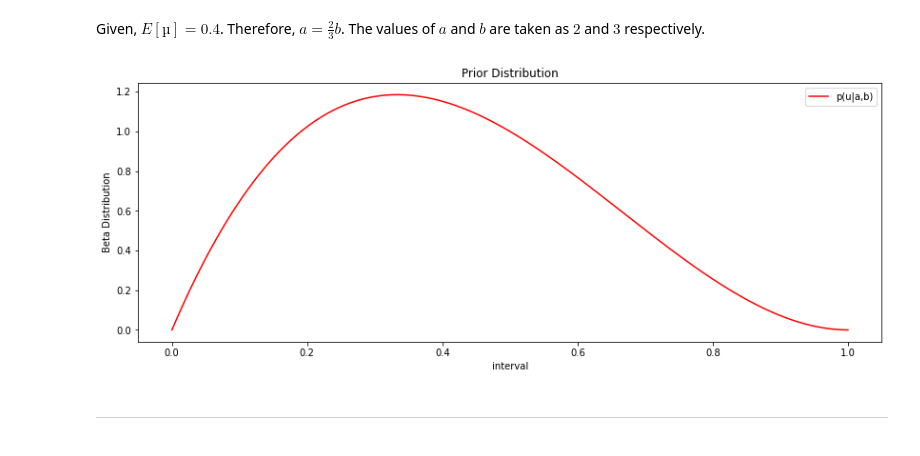
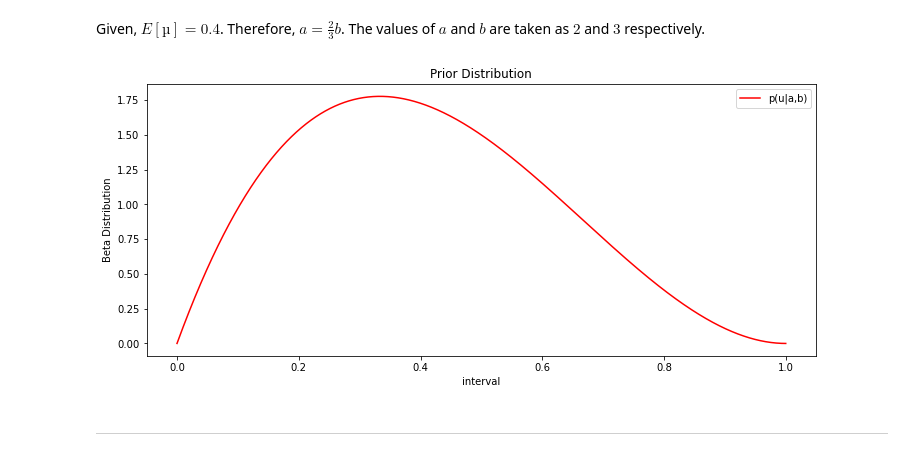
Before and after one commit to revanthmopidevi/DS-Assignments, a Jupyter notebook: CSF320/A1/A1_notebook.ipynb, the cells around one changed output. Cells and saved outputs as stored; diff of their text form; code cells hidden in the pictures.

```diff
--- a/CSF320/A1/A1_notebook.ipynb
+++ b/CSF320/A1/A1_notebook.ipynb
@@ -46,6 +43,3 @@ __Defining Beta Function__
-# %%
-def beta(x, a, b):
-    return (gamma(a + b) / (gamma(a) + gamma(b))) * x**(a - 1) * (1 - x)**(b - 1)
 # %% [markdown]
 __Plotting Prior Distribution__
 # %% [markdown]
@@ -55,16 +49,17 @@ Given, $E[µ] = 0.4$. Therefore, $a = \frac{2}{3} b$. The values of $a$ and $b$
 # %%
 # Assumed hyperparameters of Beta Distribution
 a , b = 2, 3
+# interval between 0 & 1
 x = np.linspace(0, 1, 10000)
-fig = plt.figure(figsize = (14, 5))
+fig = plt.figure(figsize = (12, 5))
 ax = fig.add_subplot(1, 1, 1)
 ax.set_ylabel("Beta Distribution")
 ax.set_xlabel("interval")
 ax.set_title("Prior Distribution")
-ax.plot(x, beta(x, a, b), color = "red", label="p(u|a,b)")
+ax.plot(x, beta.pdf(x, a, b), color = "red", label="p(u|a,b)")
 ax.legend();
 # %% [output]
-[figure, old version]
+[figure, new version]
 # %% [markdown]
 -------------------------------------------------------------------------------------------------------------------------------
 # %% [markdown]
```
Also changed, not shown: parts of 9 cells of this notebook, 1 other file.
